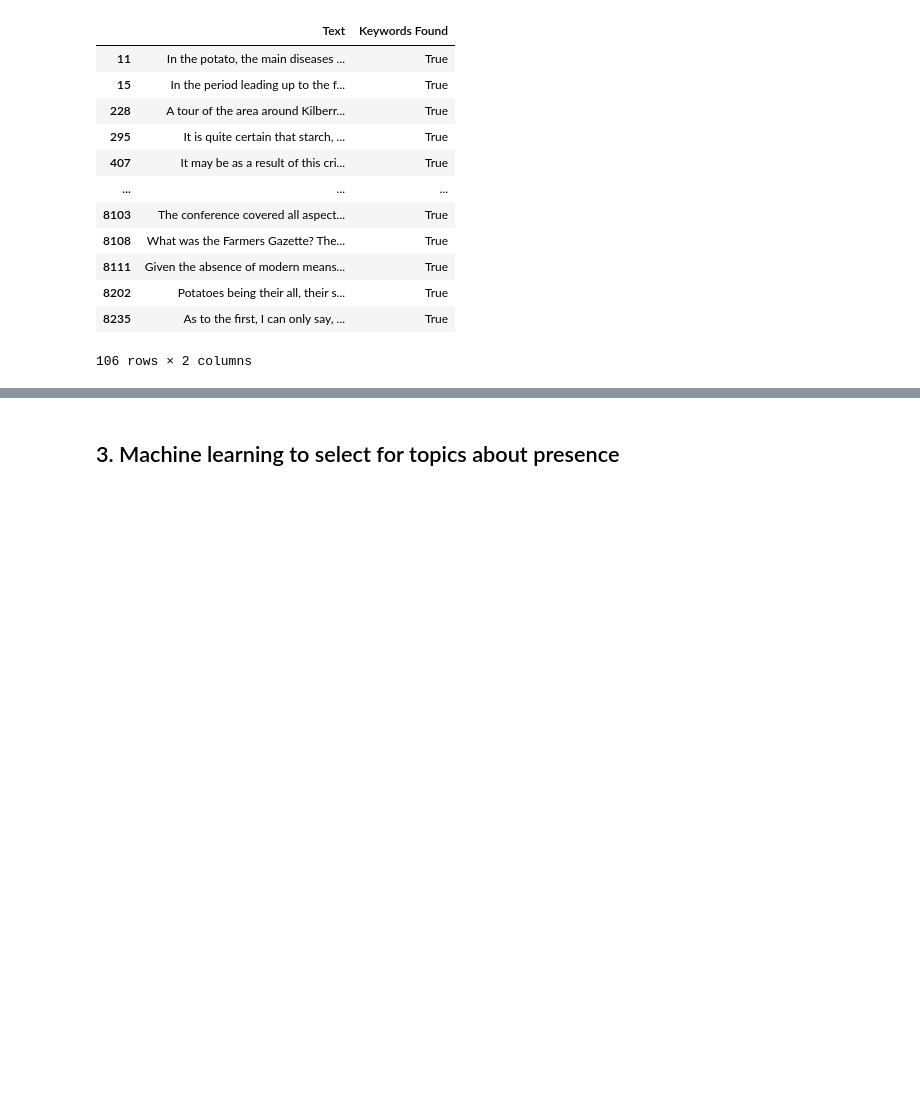
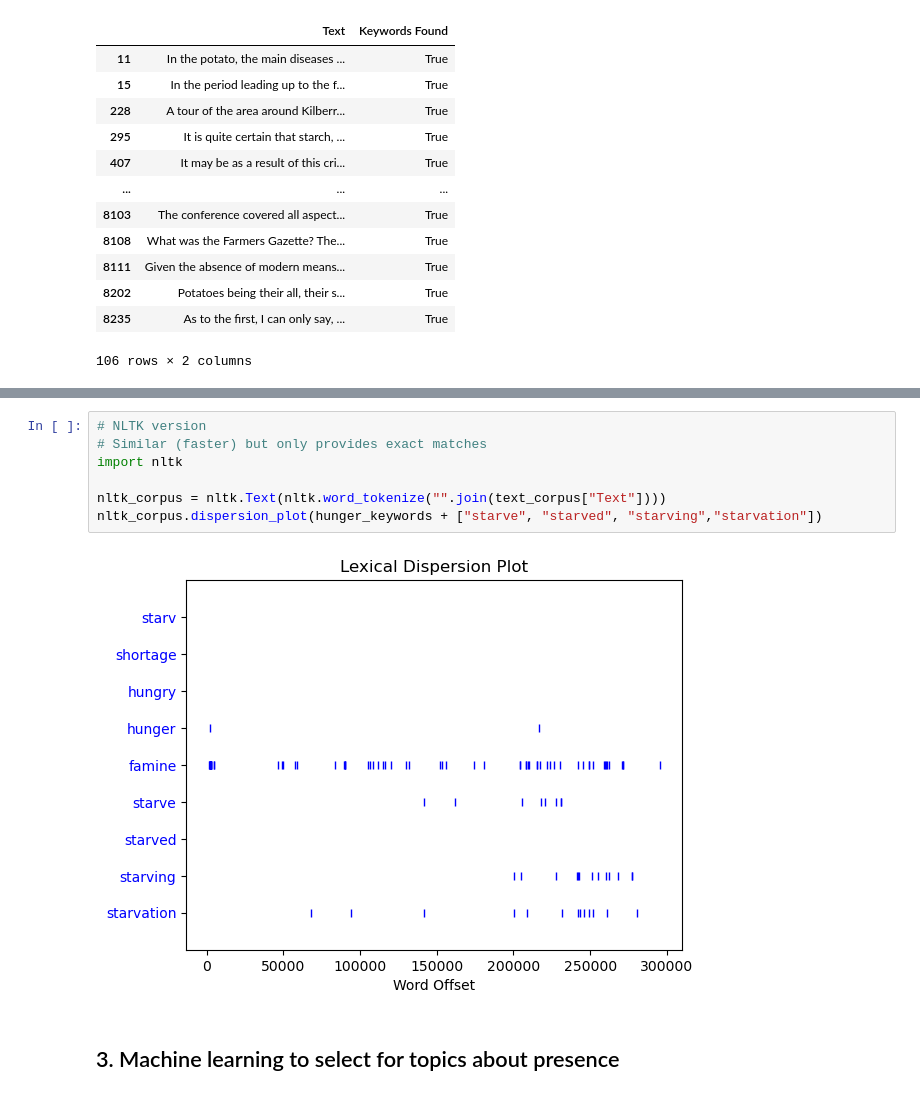
Before and after one commit to arielsaffer/pest_text_pipeline, a Jupyter notebook: notebooks/text_mining_workflow.ipynb, the cells around one changed output, grey strips where cells are left out. Saved outputs shown, nothing was run; the diff lists cells and outputs as text; blank space fills up the shorter version.

```diff
--- a/notebooks/text_mining_workflow.ipynb
+++ b/notebooks/text_mining_workflow.ipynb
@@ -208,3 +224,12 @@ ta.keyword_search(text_data=text_corpus["Text"], keywords=hunger_keywords)
+# %%
+# NLTK version
+# Similar (faster) but only provides exact matches
+import nltk
+
+nltk_corpus = nltk.Text(nltk.word_tokenize("".join(text_corpus["Text"])))
+nltk_corpus.dispersion_plot(hunger_keywords + ["starve", "starved", "starving","starvation"])
+# %% [output]
+[figure, added]
 # %% [markdown]
 ## 3. Machine learning to select for topics about presence
 # %%
```
Also changed, not shown: parts of 6 cells of this notebook, 2 other files.
